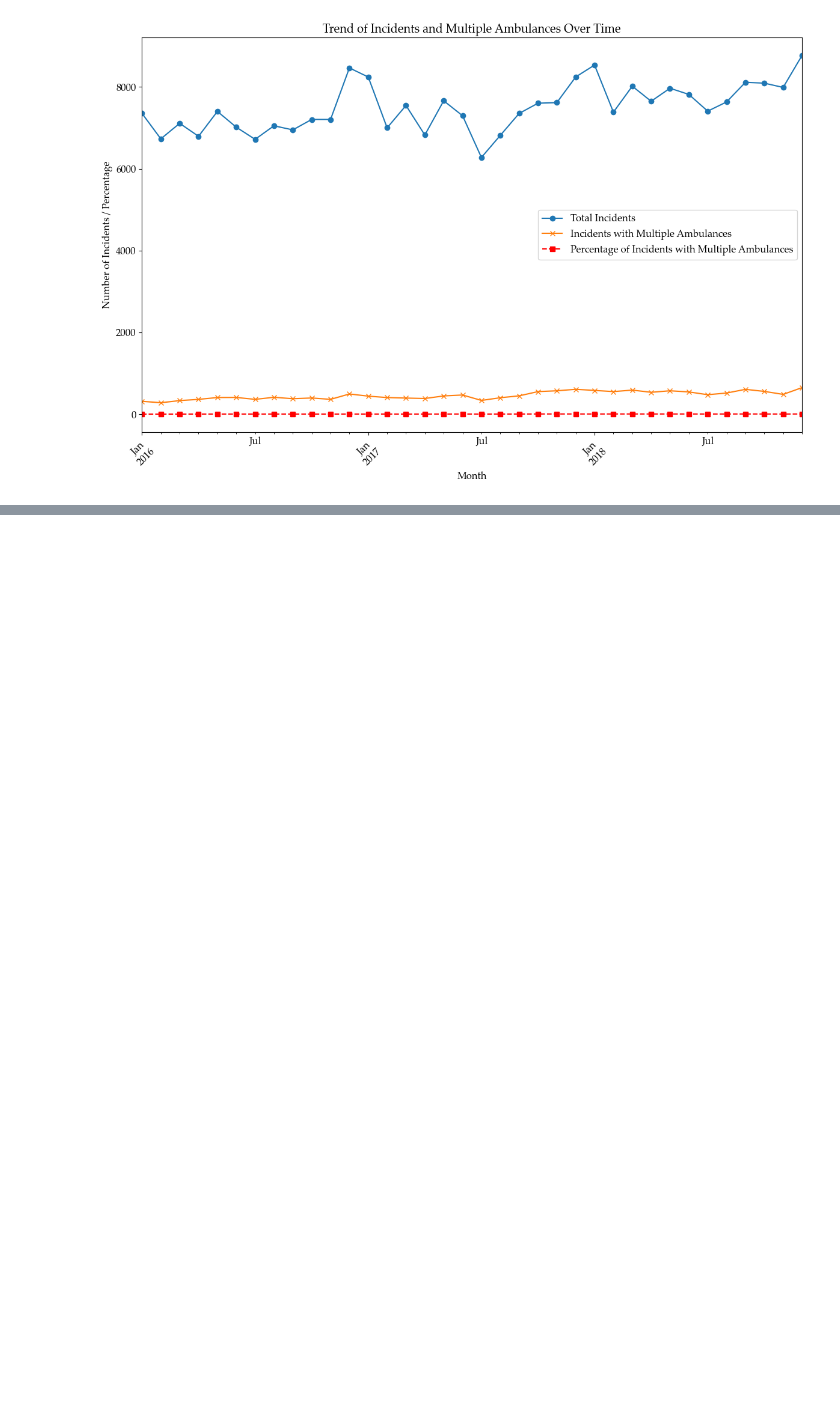
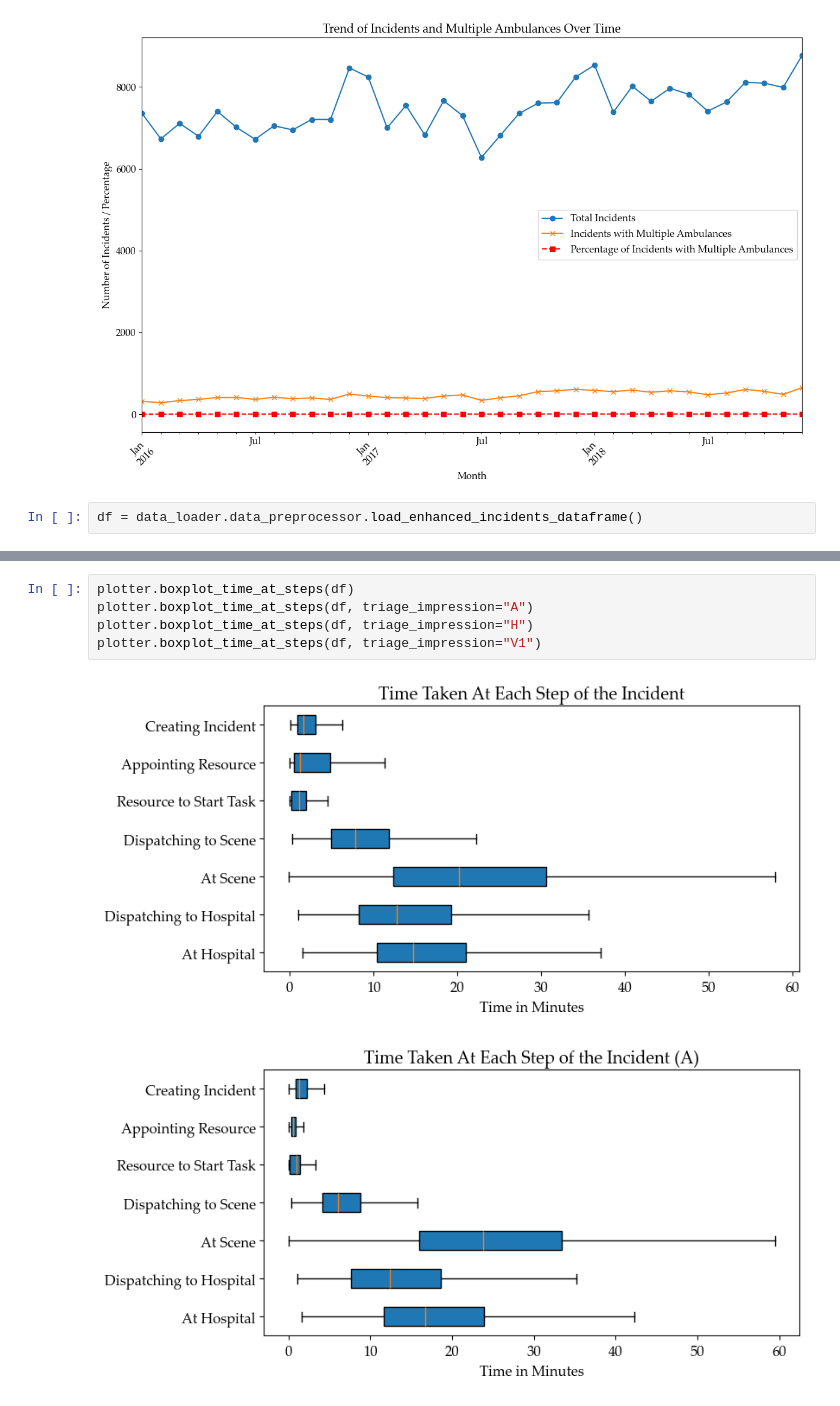
Before and after one commit to Emergency-Optimizers/Data-Processing, a Jupyter notebook: source/analysis/sandbox_sindre.ipynb, the cells around one changed output, grey strips where cells are left out. Cells and saved outputs as stored; diff of their text form; blank space fills up the shorter version.

Commit message:
Add boxplot_time_at_steps method

```diff
--- a/source/analysis/sandbox_sindre.ipynb
+++ b/source/analysis/sandbox_sindre.ipynb
@@ -169,3 +169,5 @@ plt.tight_layout()
 plt.show()
 # %% [output]
 [figure]
+# %%
+df = data_loader.data_preprocessor.load_enhanced_incidents_dataframe()
@@ -171,0 +194,8 @@ plt.show()
+# %%
+plotter.boxplot_time_at_steps(df)
+plotter.boxplot_time_at_steps(df, triage_impression="A")
+plotter.boxplot_time_at_steps(df, triage_impression="H")
+plotter.boxplot_time_at_steps(df, triage_impression="V1")
+# %% [output]
+[figure, added]
+[figure, added]
```
Also changed, not shown: parts of 3 cells of this notebook, 1 other file.
